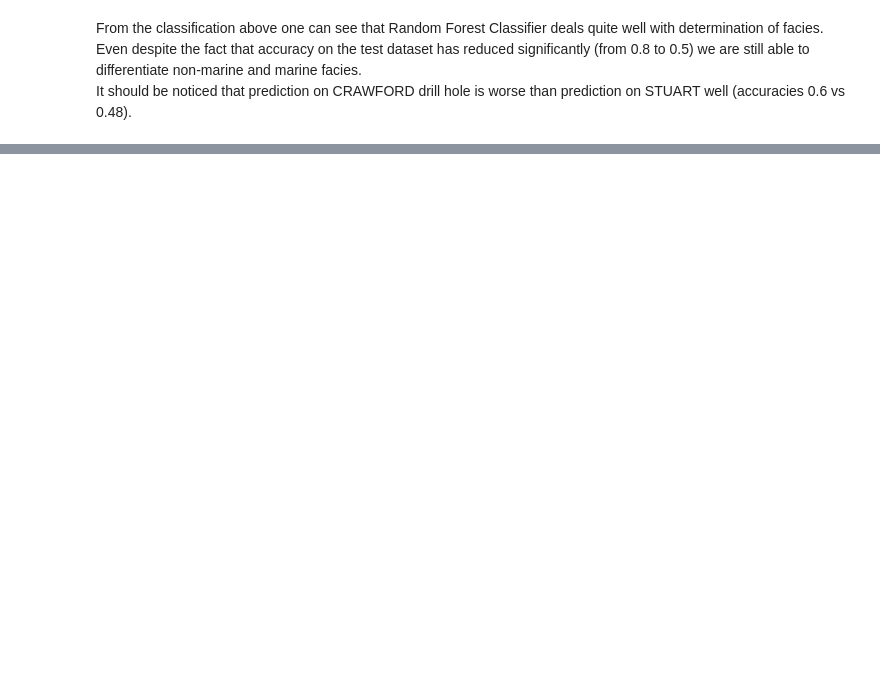
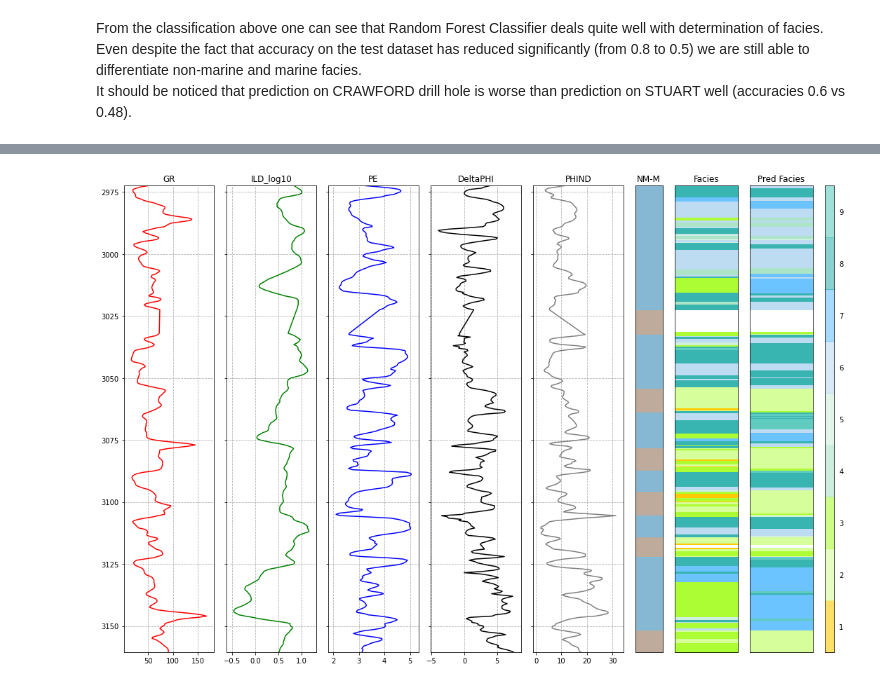
Before and after one commit to Artem-geo/facies_classification, a Jupyter notebook: facies_classification.ipynb, the cells around one changed output, grey strips where cells are left out. Drawn from its saved outputs; the diff is of its cells as text; code cells hidden in the pictures; blank space fills up the shorter version.

```diff
--- a/facies_classification.ipynb
+++ b/facies_classification.ipynb
@@ -494,0 +532,4 @@ It should be noticed that prediction on CRAWFORD drill hole is worse than predic
+# %%
+plot_well_log_data(test[test['Well Name']=='CRAWFORD'], pred_facies=True)
+# %% [output]
+[figure, added]
```
Also changed, not shown: parts of 15 cells of this notebook.
